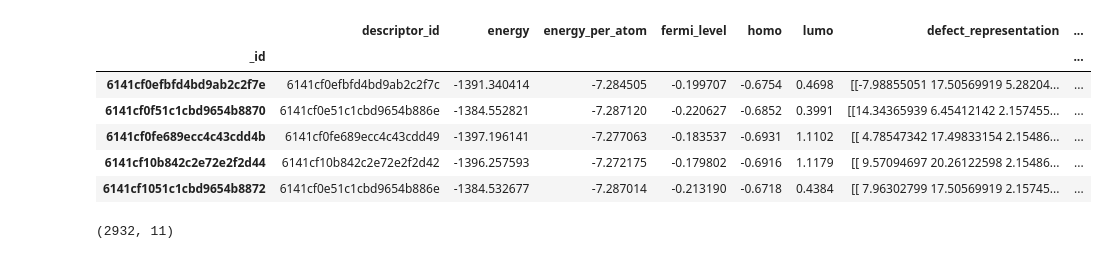
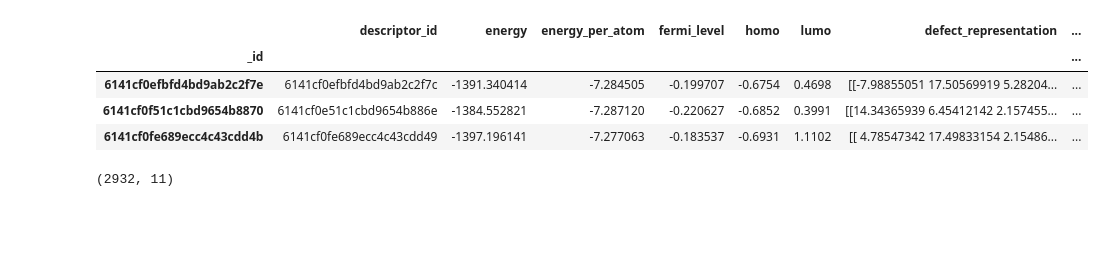
Before and after one commit to lubludrova/AgeevProject2, a Jupyter notebook: images-fig2.ipynb, the cells around one changed output. Cells and saved outputs as stored; diff of their text form; code cells hidden in the pictures; blank space fills up the shorter version.

```diff
--- a/images-fig2.ipynb
+++ b/images-fig2.ipynb
@@ -38,14 +22,12 @@ Name: defect_representation, Length: 5933, dtype: object
 # %%
-data1 = data.head(5)
-data1
+# data1 = data.head(3)
+# data1
 # %% [output]
 |  | descriptor_id | energy | energy_per_atom | fermi_level | homo | lumo | defect_representation | ... |
 | _id |  |  |  |  |  |  |  | ... |
 | 6141cf0efbfd4bd9ab2c2f7e | 6141cf0efbfd4bd9ab2c2f7c | -1391.340414 | -7.284505 | -0.199707 | -0.6754 | 0.4698 | [[-7.98855051 17.50569919 5.28204... | ... |
 | 6141cf0f51c1cbd9654b8870 | 6141cf0e51c1cbd9654b886e | -1384.552821 | -7.287120 | -0.220627 | -0.6852 | 0.3991 | [[14.34365939 6.45412142 2.157455... | ... |
 | 6141cf0fe689ecc4c43cdd4b | 6141cf0fe689ecc4c43cdd49 | -1397.196141 | -7.277063 | -0.183537 | -0.6931 | 1.1102 | [[ 4.78547342 17.49833154 2.15486... | ... |
-| 6141cf10b842c2e72e2f2d44 | 6141cf10b842c2e72e2f2d42 | -1396.257593 | -7.272175 | -0.179802 | -0.6916 | 1.1179 | [[ 9.57094697 20.26122598 2.15486... | ... |
-| 6141cf1051c1cbd9654b8872 | 6141cf0e51c1cbd9654b886e | -1384.532677 | -7.287014 | -0.213190 | -0.6718 | 0.4384 | [[ 7.96302799 17.50569919 2.15745... | ... |
 # %%
 data2 = pd.DataFrame()
 data2 = data.copy()
```
Also changed, not shown: parts of 27 cells of this notebook, 4 other files.
